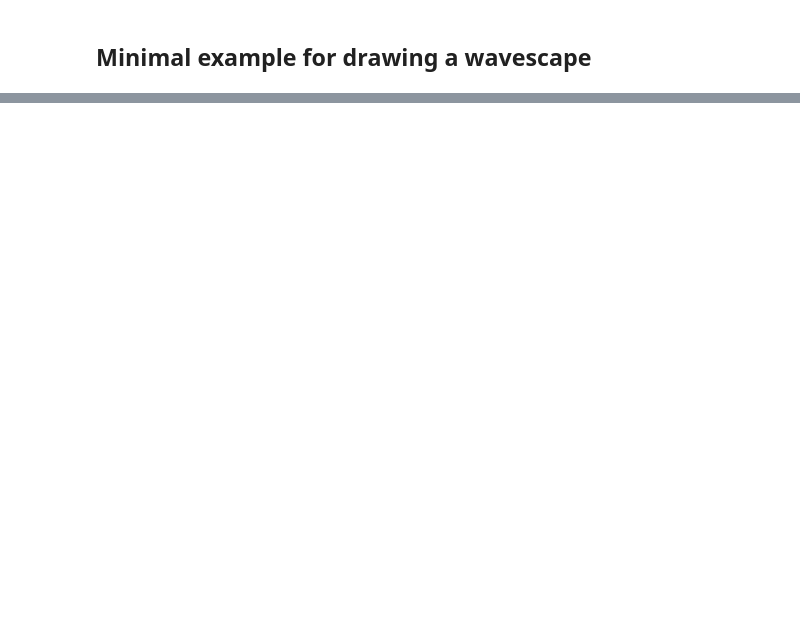
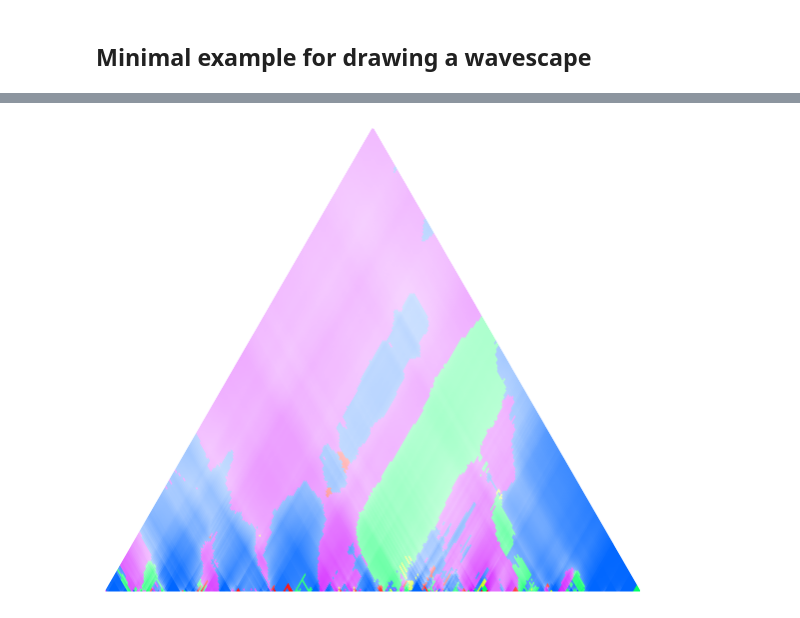
Before and after one commit to DCMLab/debussy, a Jupyter notebook: load_data.ipynb, the cells around one changed output, grey strips where cells are left out. Saved outputs shown, nothing was run; the diff lists cells and outputs as text; code cells hidden in the pictures; blank space fills up the shorter version.

```diff
--- a/load_data.ipynb
+++ b/load_data.ipynb
@@ -112,0 +203,5 @@ E.g. 'l000_etude': (284, 284, 6, 2)
+# %%
+max_coeffs, max_mags, inv_entropies = get_most_resonant(mag_phase_mx_dict)
+np.stack((max_coeffs[EXAMPLE_FNAME][:3,:3],
+max_mags[EXAMPLE_FNAME][:3,:3],
+inv_entropies[EXAMPLE_FNAME][:3,:3]))
@@ -176,0 +256,8 @@ array('1.52+95°', dtype='<U8')
+# %%
+max_coeff, max_mag, inv_entropy = max_coeffs[EXAMPLE_FNAME], max_mags[EXAMPLE_FNAME], inv_entropies[EXAMPLE_FNAME]
+# %%
+summary_colors = most_resonant2color(max_coeff, max_mag)
+ws = Wavescape(summary_colors, width=width)
+ws.draw()
+# %% [output]
+[figure, added]
```
Also changed, not shown: parts of 51 cells of this notebook, 2 other files.
